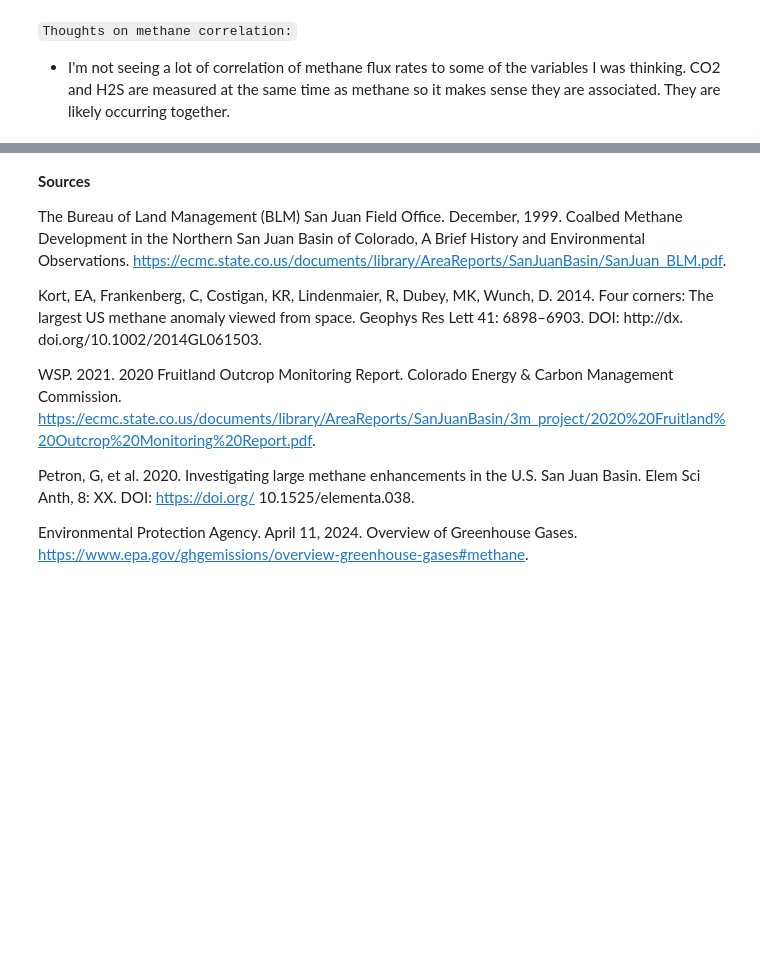
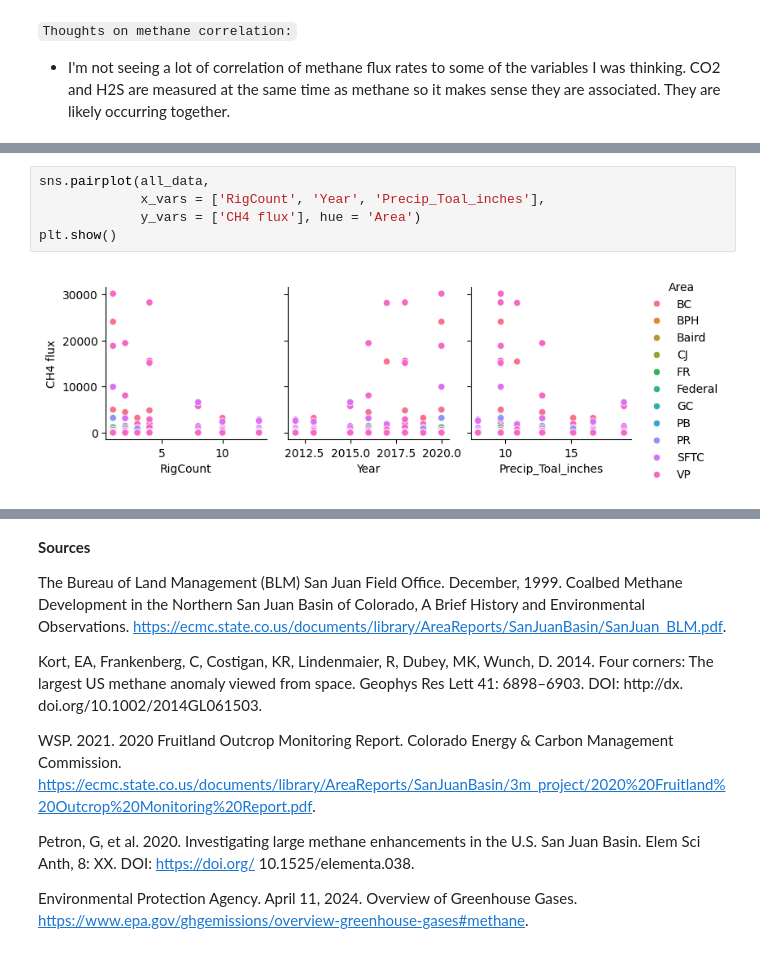
Before and after one commit to amyvoit/4_Corners_Methane_Seep, a Jupyter notebook: MethaneSeep.ipynb, the cells around one changed output, grey strips where cells are left out. Drawn from its saved outputs; the diff is of its cells as text; blank space fills up the shorter version.

```diff
--- a/MethaneSeep.ipynb
+++ b/MethaneSeep.ipynb
@@ -559,0 +581,7 @@ plt.show()
+# %%
+sns.pairplot(all_data,
+             x_vars = ['RigCount', 'Year', 'Precip_Toal_inches'],
+             y_vars = ['CH4 flux'], hue = 'Area')
+plt.show()
+# %% [output]
+[figure, added]
```
Also changed, not shown: parts of 37 cells of this notebook.
